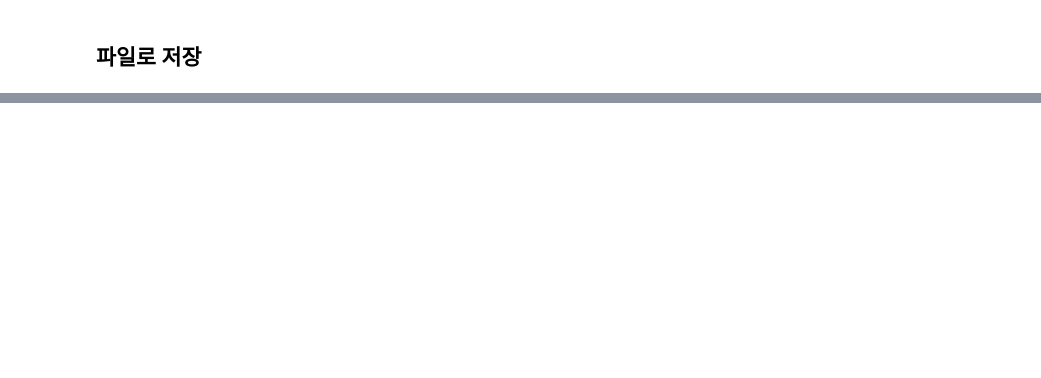
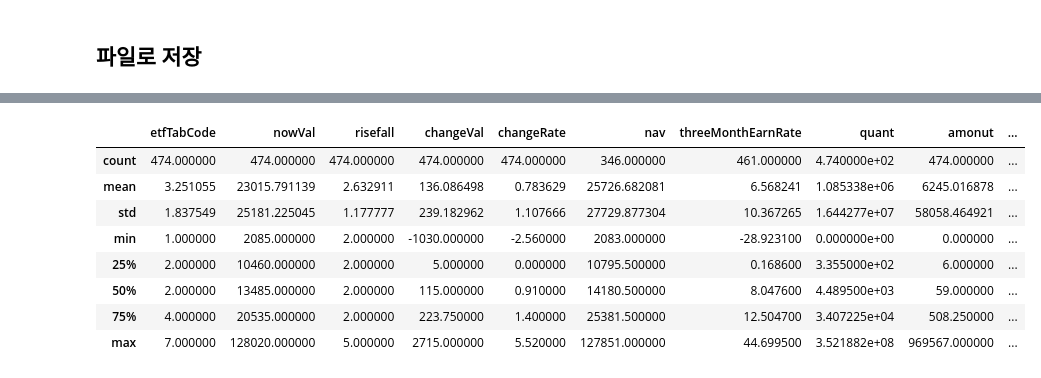
Before and after one commit to kimjinhyuk/LBD, a Jupyter notebook: data_science/analysis_stock_fdr/analysis_etf.ipynb, the cells around one changed output, grey strips where cells are left out. Drawn from its saved outputs; the diff is of its cells as text; code cells hidden in the pictures; blank space fills up the shorter version.

```diff
--- a/data_science/analysis_stock_fdr/analysis_etf.ipynb
+++ b/data_science/analysis_stock_fdr/analysis_etf.ipynb
@@ -87,0 +102,12 @@ NameError: name 'pd' is not defined
+# %%
+df.describe()
+# %% [output]
+|  | etfTabCode | nowVal | risefall | changeVal | changeRate | nav | threeMonthEarnRate | quant | amonut | ... |
+| count | 474.000000 | 474.000000 | 474.000000 | 474.000000 | 474.000000 | 346.000000 | 461.000000 | 4.740000e+02 | 474.000000 | ... |
+| mean | 3.251055 | 23015.791139 | 2.632911 | 136.086498 | 0.783629 | 25726.682081 | 6.568241 | 1.085338e+06 | 6245.016878 | ... |
+| std | 1.837549 | 25181.225045 | 1.177777 | 239.182962 | 1.107666 | 27729.877304 | 10.367265 | 1.644277e+07 | 58058.464921 | ... |
+| min | 1.000000 | 2085.000000 | 2.000000 | -1030.000000 | -2.560000 | 2083.000000 | -28.923100 | 0.000000e+00 | 0.000000 | ... |
+| 25% | 2.000000 | 10460.000000 | 2.000000 | 5.000000 | 0.000000 | 10795.500000 | 0.168600 | 3.355000e+02 | 6.000000 | ... |
+| 50% | 2.000000 | 13485.000000 | 2.000000 | 115.000000 | 0.910000 | 14180.500000 | 8.047600 | 4.489500e+03 | 59.000000 | ... |
+| 75% | 4.000000 | 20535.000000 | 2.000000 | 223.750000 | 1.400000 | 25381.500000 | 12.504700 | 3.407225e+04 | 508.250000 | ... |
+| max | 7.000000 | 128020.000000 | 5.000000 | 2715.000000 | 5.520000 | 127851.000000 | 44.699500 | 3.521882e+08 | 969567.000000 | ... |
```
Also changed, not shown: parts of 8 cells of this notebook, 4 other files.
